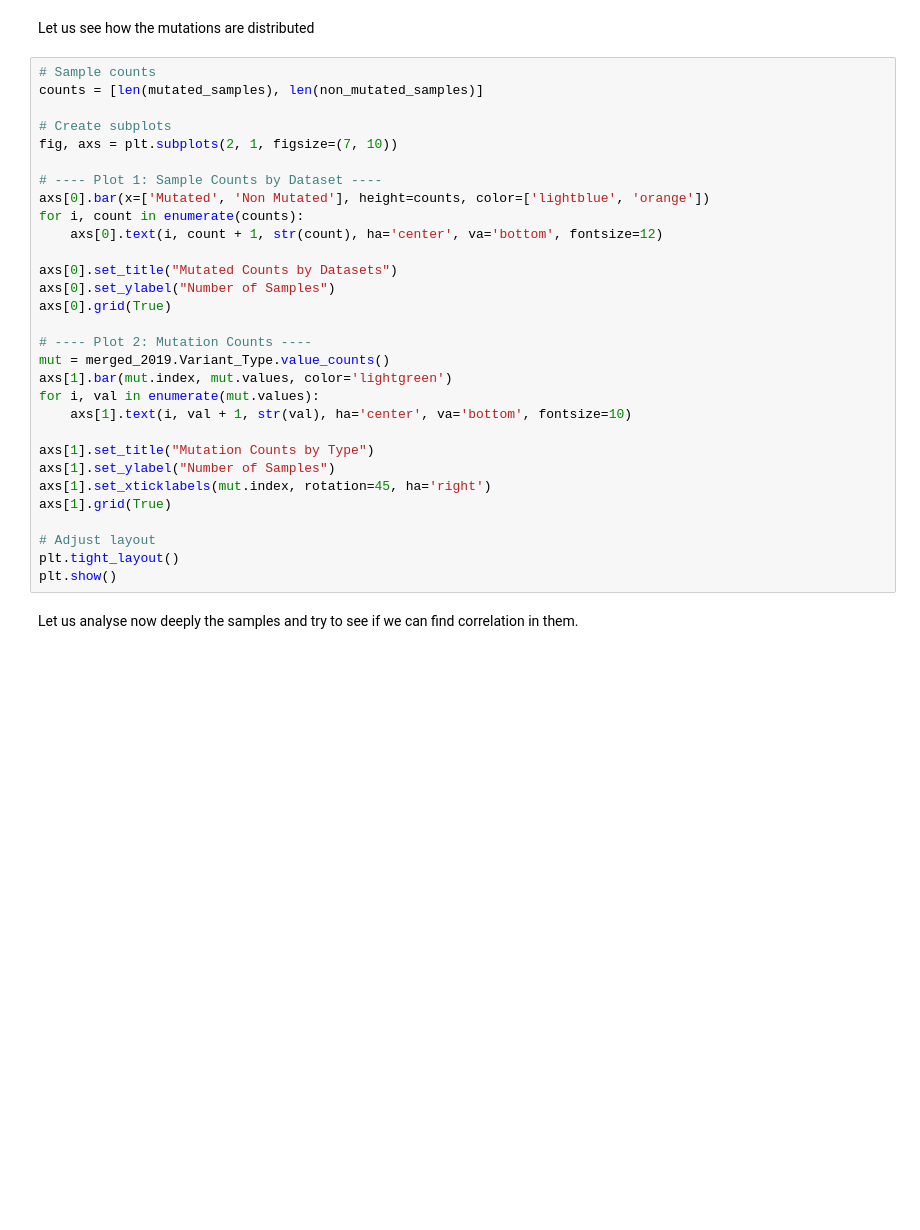
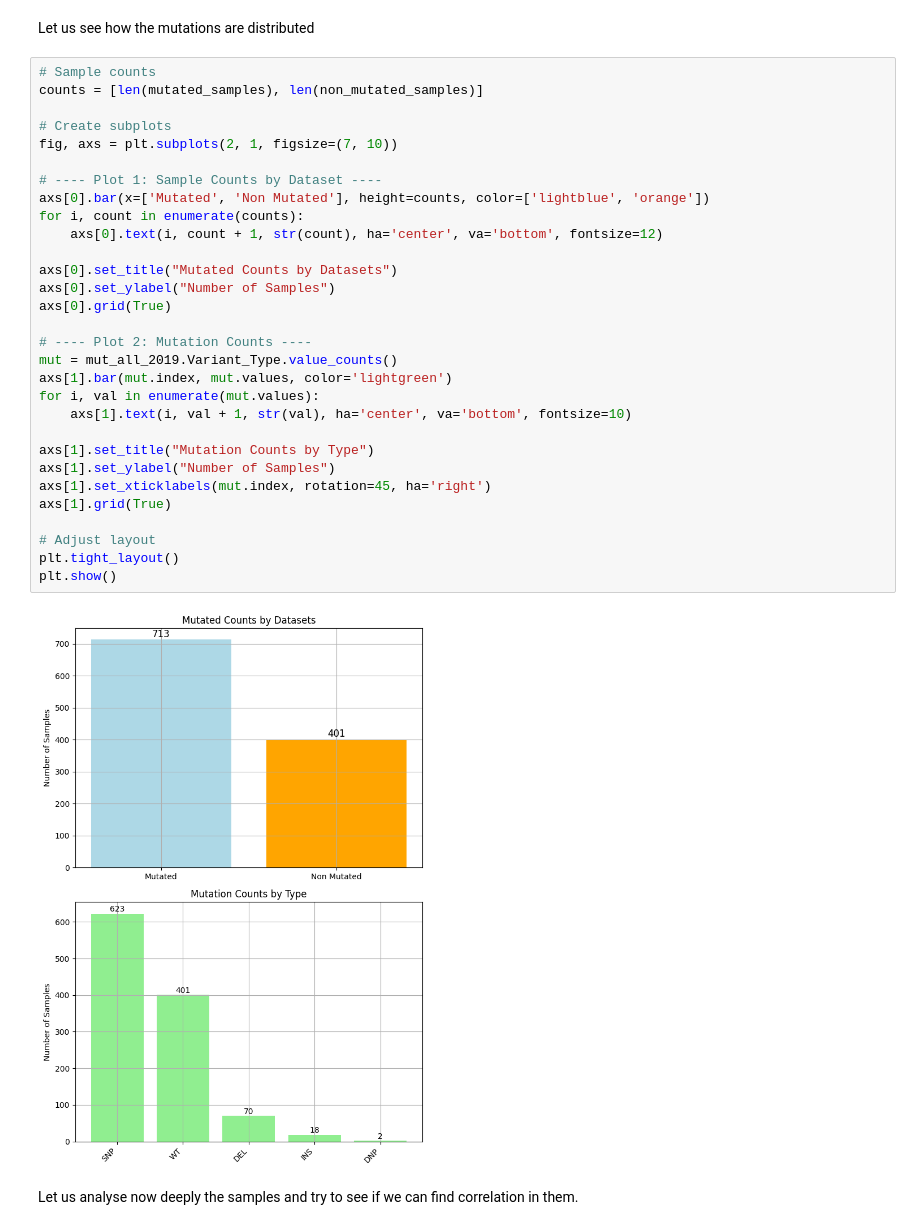
Before and after one commit to MichelangeloNardi/AILAB, a Jupyter notebook: delivery/explore_ccle.ipynb, the cells around one changed output. Saved outputs shown, nothing was run; the diff lists cells and outputs as text; blank space fills up the shorter version.

```diff
--- a/delivery/explore_ccle.ipynb
+++ b/delivery/explore_ccle.ipynb
@@ -476,33 +521,35 @@ Let us see how the mutations are distributed
 # %%
 # Sample counts
 counts = [len(mutated_samples), len(non_mutated_samples)]
 
 # Create subplots
 fig, axs = plt.subplots(2, 1, figsize=(7, 10))
 
 # ---- Plot 1: Sample Counts by Dataset ----
 axs[0].bar(x=['Mutated', 'Non Mutated'], height=counts, color=['lightblue', 'orange'])
 for i, count in enumerate(counts):
     axs[0].text(i, count + 1, str(count), ha='center', va='bottom', fontsize=12)
 
 axs[0].set_title("Mutated Counts by Datasets")
 axs[0].set_ylabel("Number of Samples")
 axs[0].grid(True)
 
 # ---- Plot 2: Mutation Counts ----
-mut = merged_2019.Variant_Type.value_counts()
+mut = mut_all_2019.Variant_Type.value_counts()
 axs[1].bar(mut.index, mut.values, color='lightgreen')
 for i, val in enumerate(mut.values):
     axs[1].text(i, val + 1, str(val), ha='center', va='bottom', fontsize=10)
 
 axs[1].set_title("Mutation Counts by Type")
 axs[1].set_ylabel("Number of Samples")
 axs[1].set_xticklabels(mut.index, rotation=45, ha='right')
 axs[1].grid(True)
 
 # Adjust layout
 plt.tight_layout()
 plt.show()
+# %% [output]
+[figure, added]
 # %% [markdown]
 Let us analyse now deeply the samples and try to see if we can find correlation in them.
 # %%
```
Also changed, not shown: parts of 26 cells of this notebook.
